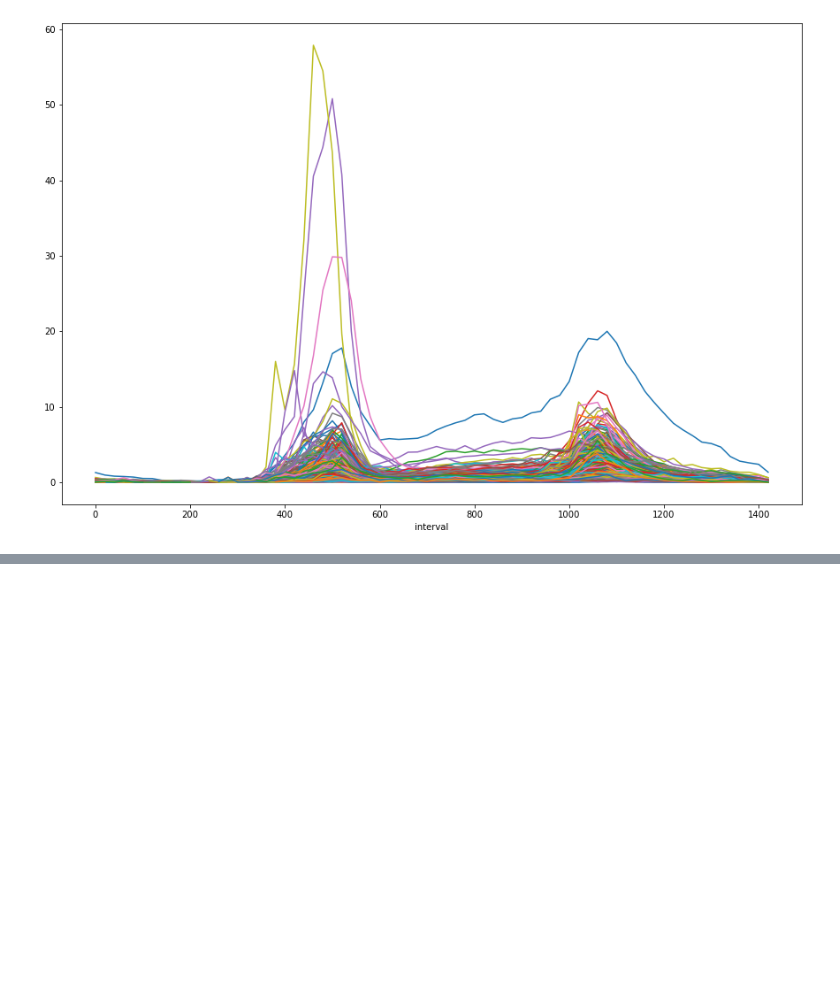
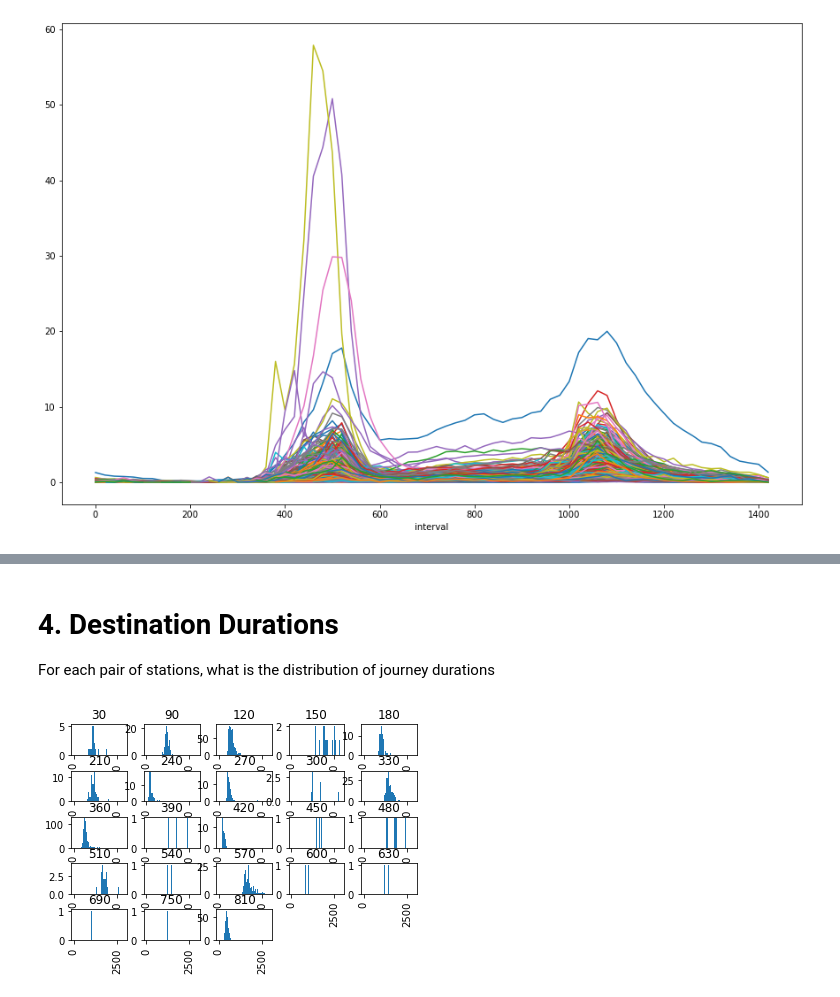
Before and after one commit to Peppers16/tfl_bike_project, a Jupyter notebook: notebooks/Trial Simulation Parameter Generation MSP-5.ipynb, the cells around one changed output, grey strips where cells are left out. Saved outputs shown, nothing was run; the diff lists cells and outputs as text; code cells hidden in the pictures; blank space fills up the shorter version.

Commit message:
Further experimentation with modelling parameters in notebook, including journey durations MSP-5

```diff
--- a/notebooks/Trial Simulation Parameter Generation MSP-5.ipynb
+++ b/notebooks/Trial Simulation Parameter Generation MSP-5.ipynb
@@ -298,0 +362,23 @@ It should be very easy to extract parameters for the simulation from this query.
+# %% [markdown]
+# 4. Destination Durations
+
+For each pair of stations, what is the distribution of journey durations
+# %%
+test3 = pd.read_sql_query(f"""
+        SELECT
+            "StartStation Id"
+            ,"EndStation Id"
+            ,Duration
+        FROM
+            journeys
+        WHERE
+            "StartStation Id" = 154
+            AND year >= 2015
+            AND weekday = 1
+            -- FOR TESTING
+            AND "EndStation Id" % 30 = 0
+        """, db)
+# %%
+test3.drop("StartStation Id",axis=1).hist(column="Duration", bins=[i*60 for i in range(50)], by="EndStation Id");
+# %% [output]
+[figure, added]
```
Also changed, not shown: parts of 23 cells of this notebook.
